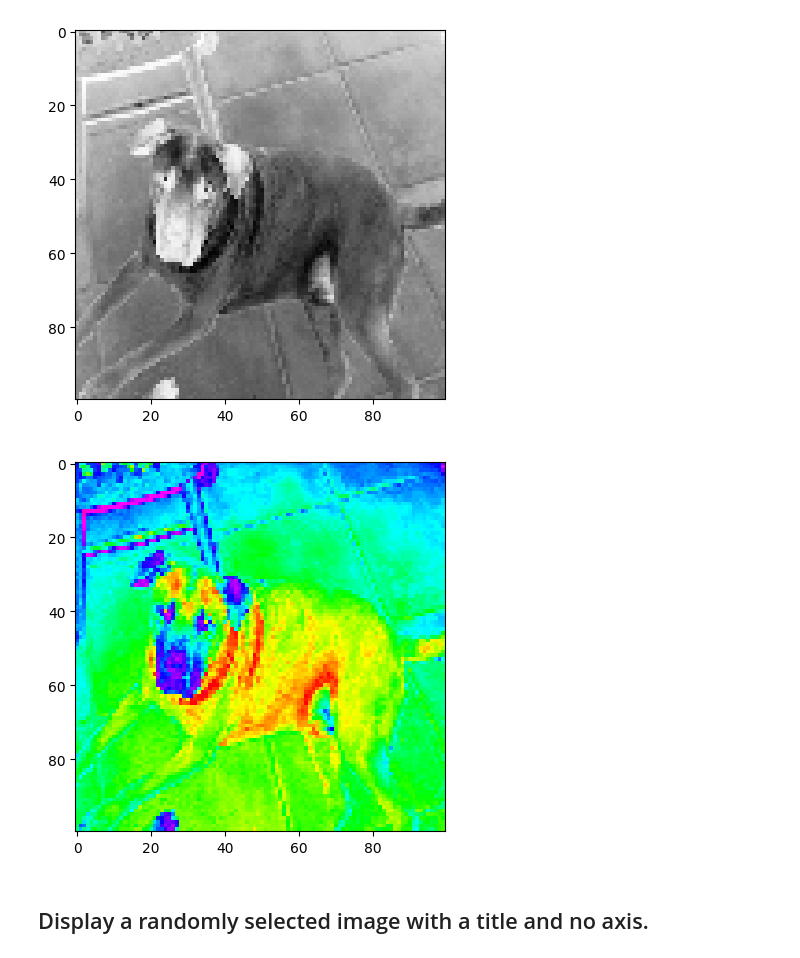
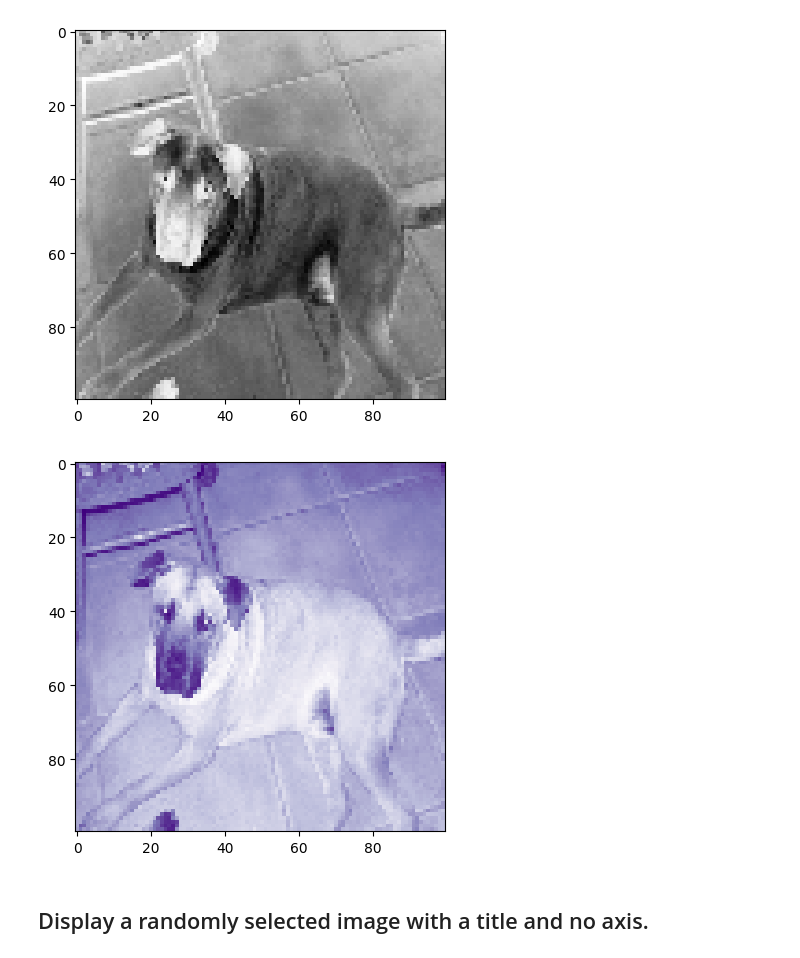
Before and after one commit to Cole-Pd/DeepDive, a Jupyter notebook: Dog_cat_random_image_generator.ipynb, the cells around one changed output. Saved outputs shown, nothing was run; the diff lists cells and outputs as text; code cells hidden in the pictures.

```diff
--- a/Dog_cat_random_image_generator.ipynb
+++ b/Dog_cat_random_image_generator.ipynb
@@ -53,31 +49,31 @@ plt.imshow(dataset[38], 'Greys') ; # you can also change the colormap.
 # %% [output]
 [figure]
 # %%
-plt.imshow(dataset[38], 'gist_rainbow_r' ); #add any of the below to change the color map
-                  #Ex: 'gist_rainbow_r'
+plt.imshow(dataset[38], 'Purples_r' ); #add any of the below to change the color map
+                  #Ex: ^'gist_rainbow_r'^
 
 #'Accent', 'Accent_r', 'Blues', 'Blues_r', 'BrBG', 'BrBG_r', 'BuGn', 'BuGn_r',
 # 'BuPu', 'BuPu_r', 'CMRmap', 'CMRmap_r', 'Dark2', 'Dark2_r', 'GnBu', 'GnBu_r',
 # 'Greens', 'Greens_r', 'Greys', 'Greys_r', 'OrRd', 'OrRd_r', 'Oranges',
 # 'Oranges_r', 'PRGn', 'PRGn_r', 'Paired', 'Paired_r', 'Pastel1', 'Pastel1_r',
 # 'Pastel2', 'Pastel2_r', 'PiYG', 'PiYG_r', 'PuBu', 'PuBuGn', 'PuBuGn_r',
 # 'PuBu_r', 'PuOr', 'PuOr_r', 'PuRd', 'PuRd_r', 'Purples', 'Purples_r', 'RdBu',
 # 'RdBu_r', 'RdGy', 'RdGy_r', 'RdPu', 'RdPu_r', 'RdYlBu', 'RdYlBu_r', 'RdYlGn',
 # 'RdYlGn_r', 'Reds', 'Reds_r', 'Set1', 'Set1_r', 'Set2', 'Set2_r', 'Set3',
 # 'Set3_r', 'Spectral', 'Spectral_r', 'Wistia', 'Wistia_r', 'YlGn', 'YlGnBu',
 # 'YlGnBu_r', 'YlGn_r', 'YlOrBr', 'YlOrBr_r', 'YlOrRd', 'YlOrRd_r',
 # 'afmhot', 'afmhot_r', 'autumn', 'autumn_r', 'binary', 'binary_r',
 # 'bone', 'bone_r', 'brg', 'brg_r', 'bwr', 'bwr_r', 'cividis', 'cividis_r',
 # 'cool', 'cool_r', 'coolwarm', 'coolwarm_r', 'copper', 'copper_r',
 # 'cubehelix', 'cubehelix_r', 'flag', 'flag_r', 'gist_earth', 'gist_earth_r',
 # 'gist_gray', 'gist_gray_r', 'gist_heat', 'gist_heat_r', 'gist_ncar',
 # 'gist_ncar_r', 'gist_rainbow', 'gist_rainbow_r', 'gist_stern',
 # 'gist_stern_r', 'gist_yarg', 'gist_yarg_r', 'gnuplot', 'gnuplot2',
 # 'gnuplot2_r', 'gnuplot_r', 'gray', 'gray_r', 'hot', 'hot_r', 'hsv',
 # 'hsv_r', 'inferno', 'inferno_r', 'jet', 'jet_r', 'magma', 'magma_r',
 # 'nipy_spectral', 'nipy_spectral_r', 'ocean',
 # %% [output]
-[figure, old version]
+[figure, new version]
 # %% [markdown]
 ## Display a randomly selected image with a title and no axis.
 # %%
```
Also changed, not shown: parts of 9 cells of this notebook.
